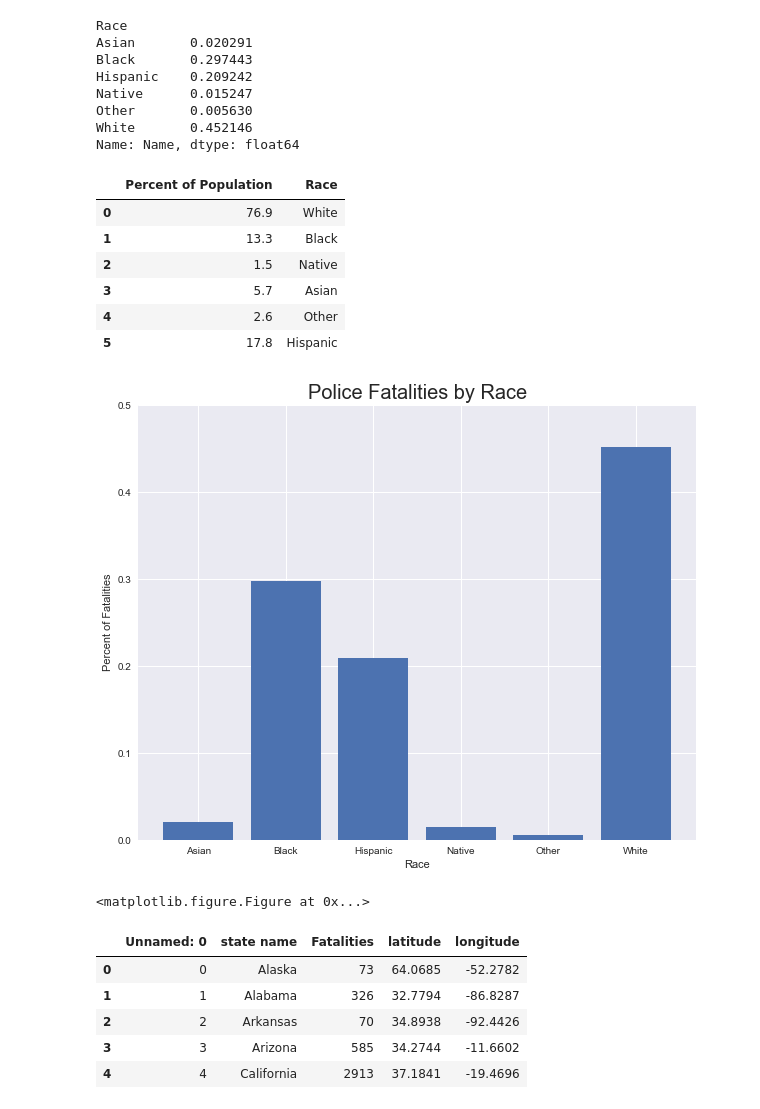
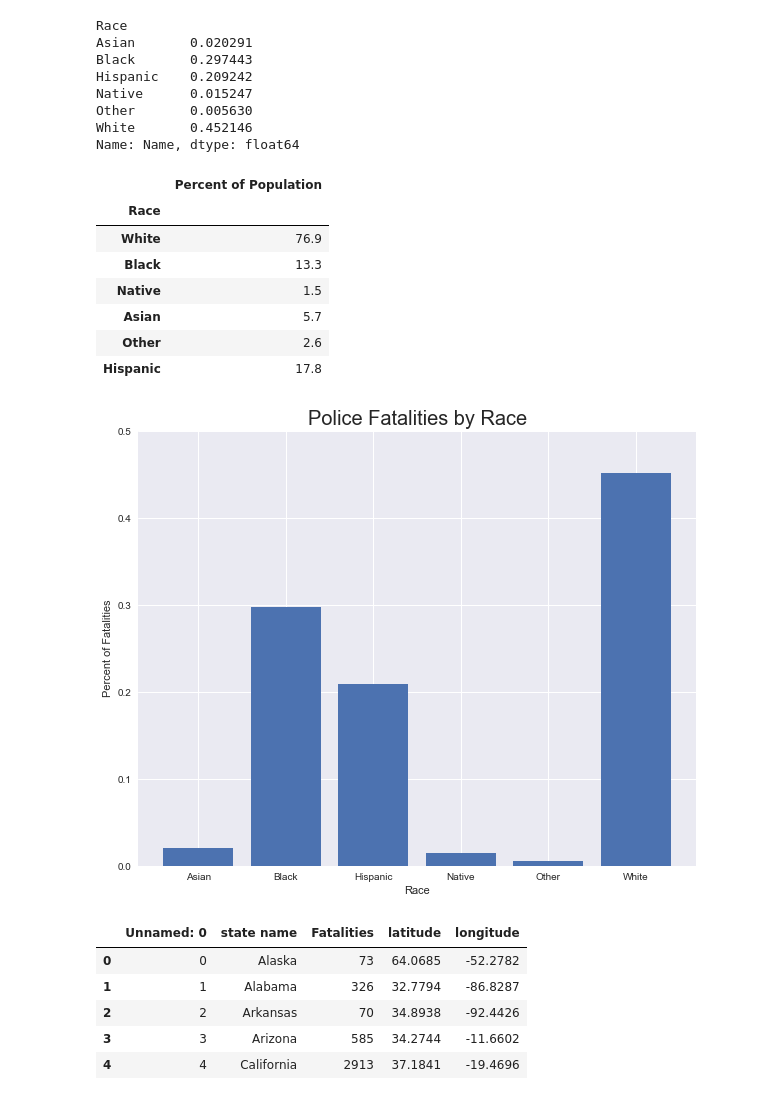
Before and after one commit to jkennedy74/DataViz_Project1, a Jupyter notebook: Plotting Fatalities Data.ipynb, the cells around one changed output. Cells and saved outputs as stored; diff of their text form; code cells hidden in the pictures.

```diff
--- a/Plotting Fatalities Data.ipynb
+++ b/Plotting Fatalities Data.ipynb
@@ -87,19 +87,20 @@ Name: Name, dtype: float64
 # %%
 # Percentage of US demographics according to https://www.census.gov/quickfacts/fact/table/US/IPE120216
 races = ['White', 'Black', 'Native', 'Asian','Other','Hispanic']
 percents = [76.9, 13.3, 1.5, 5.7, 2.6, 17.8]
 
 us_demos_df = pd.DataFrame({'Race': races, 'Percent of Population': percents})
 
-us_demos_df
+us_demos_df.set_index('Race')
 # %% [output]
-|  | Percent of Population | Race |
-| 0 | 76.9 | White |
-| 1 | 13.3 | Black |
-| 2 | 1.5 | Native |
-| 3 | 5.7 | Asian |
-| 4 | 2.6 | Other |
-| 5 | 17.8 | Hispanic |
+|  | Percent of Population |
+| Race |  |
+| White | 76.9 |
+| Black | 13.3 |
+| Native | 1.5 |
+| Asian | 5.7 |
+| Other | 2.6 |
+| Hispanic | 17.8 |
 # %%
 fig, ax = plt.subplots(figsize=(10,8))
 
@@ -117,13 +118,12 @@ plt.xlabel("Race")
 # Adjust axes
 plt.ylim(0,0.5)
 
-#sns.set()
-plt.show()
+sns.set()
 
 plt.savefig("shootingsbyrace.png")
+plt.show()
 # %% [output]
 [figure]
-<matplotlib.figure.Figure at 0x...>
 # %%
 lat_lng_df = pd.read_csv('raw_data/lat_long_states_fatalities.csv')
 
```
Also changed, not shown: parts of 4 cells of this notebook, 4 other files.
